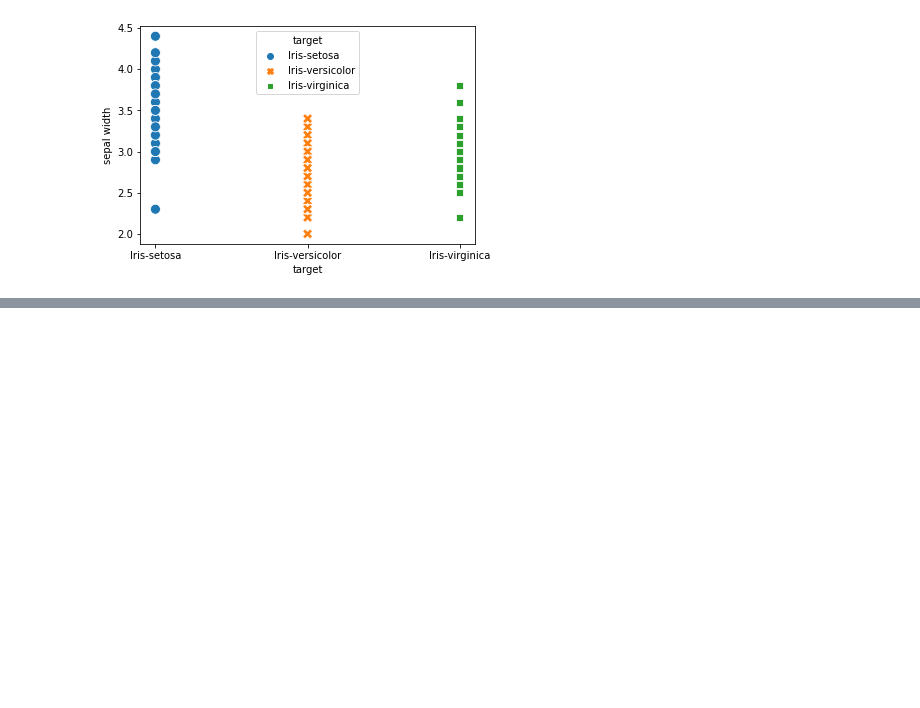
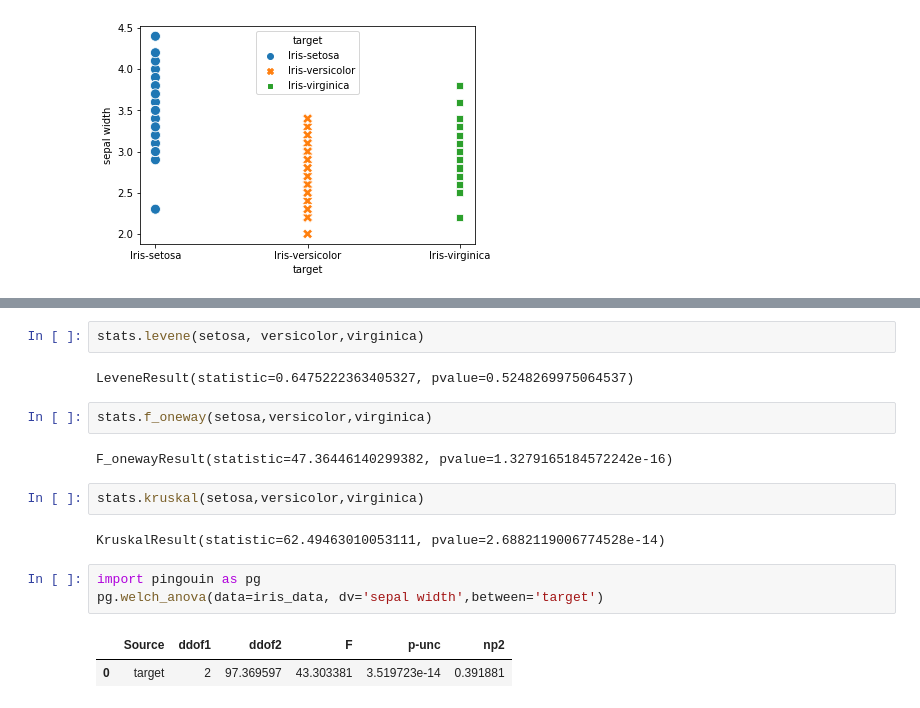
Before and after one commit to woojinhong03/school_2022_python, a Jupyter notebook: 데이터분석응용/데이터분석응용.ipynb, the cells around one changed output, grey strips where cells are left out. Drawn from its saved outputs; the diff is of its cells as text; blank space fills up the shorter version.

```diff
--- a/데이터분석응용/데이터분석응용.ipynb
+++ b/데이터분석응용/데이터분석응용.ipynb
@@ -1306,0 +1324,18 @@ plt.show()
+# %%
+stats.levene(setosa, versicolor,virginica)
+# %% [output]
+LeveneResult(statistic=0.6475222363405327, pvalue=0.5248269975064537)
+# %%
+stats.f_oneway(setosa,versicolor,virginica)
+# %% [output]
+F_onewayResult(statistic=47.36446140299382, pvalue=1.3279165184572242e-16)
+# %%
+stats.kruskal(setosa,versicolor,virginica)
+# %% [output]
+KruskalResult(statistic=62.49463010053111, pvalue=2.6882119006774528e-14)
+# %%
+import pingouin as pg
+pg.welch_anova(data=iris_data, dv='sepal width',between='target')
+# %% [output]
+|  | Source | ddof1 | ddof2 | F | p-unc | np2 |
+| 0 | target | 2 | 97.369597 | 43.303381 | 3.519723e-14 | 0.391881 |
```
Also changed, not shown: parts of 3 cells of this notebook.
